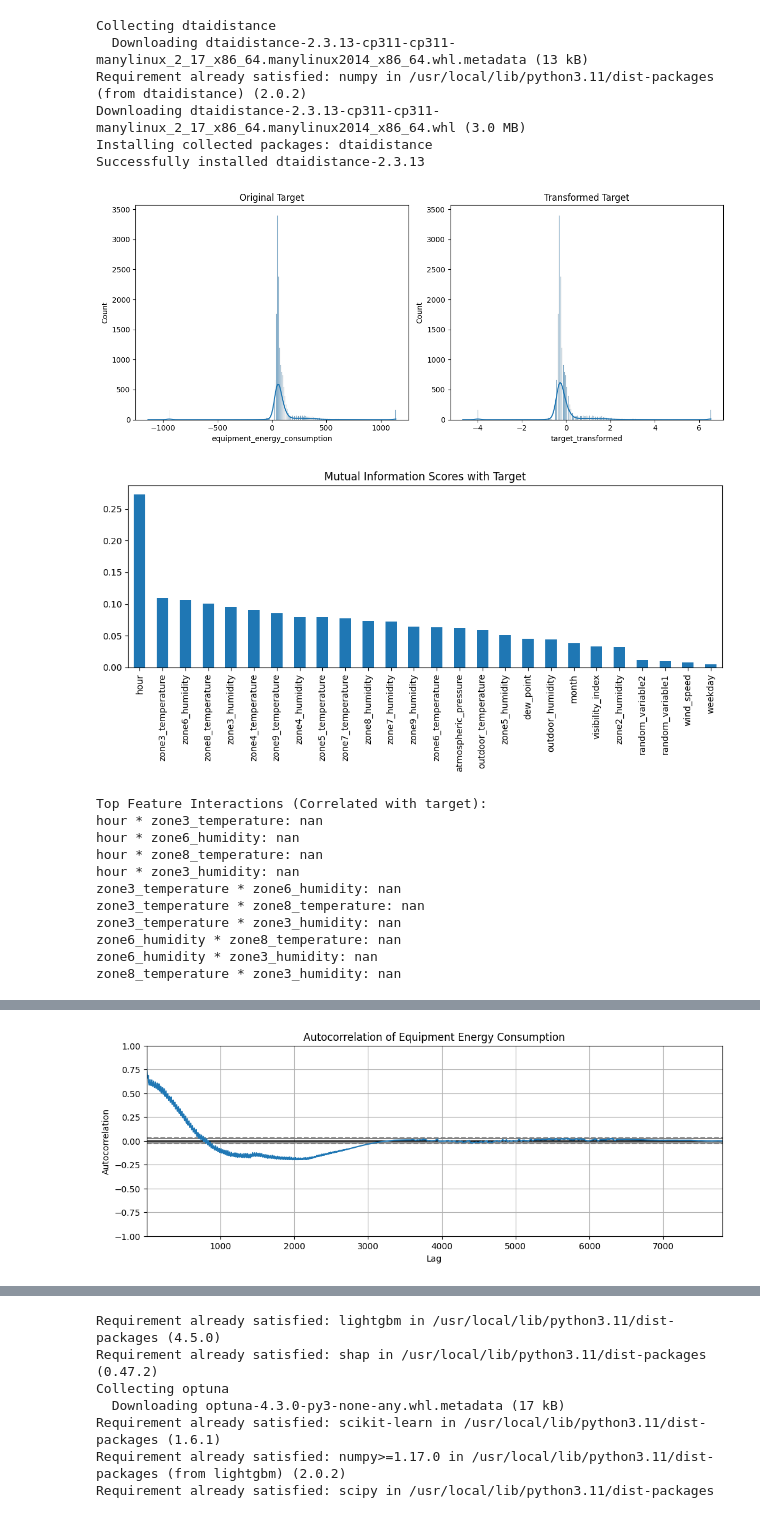
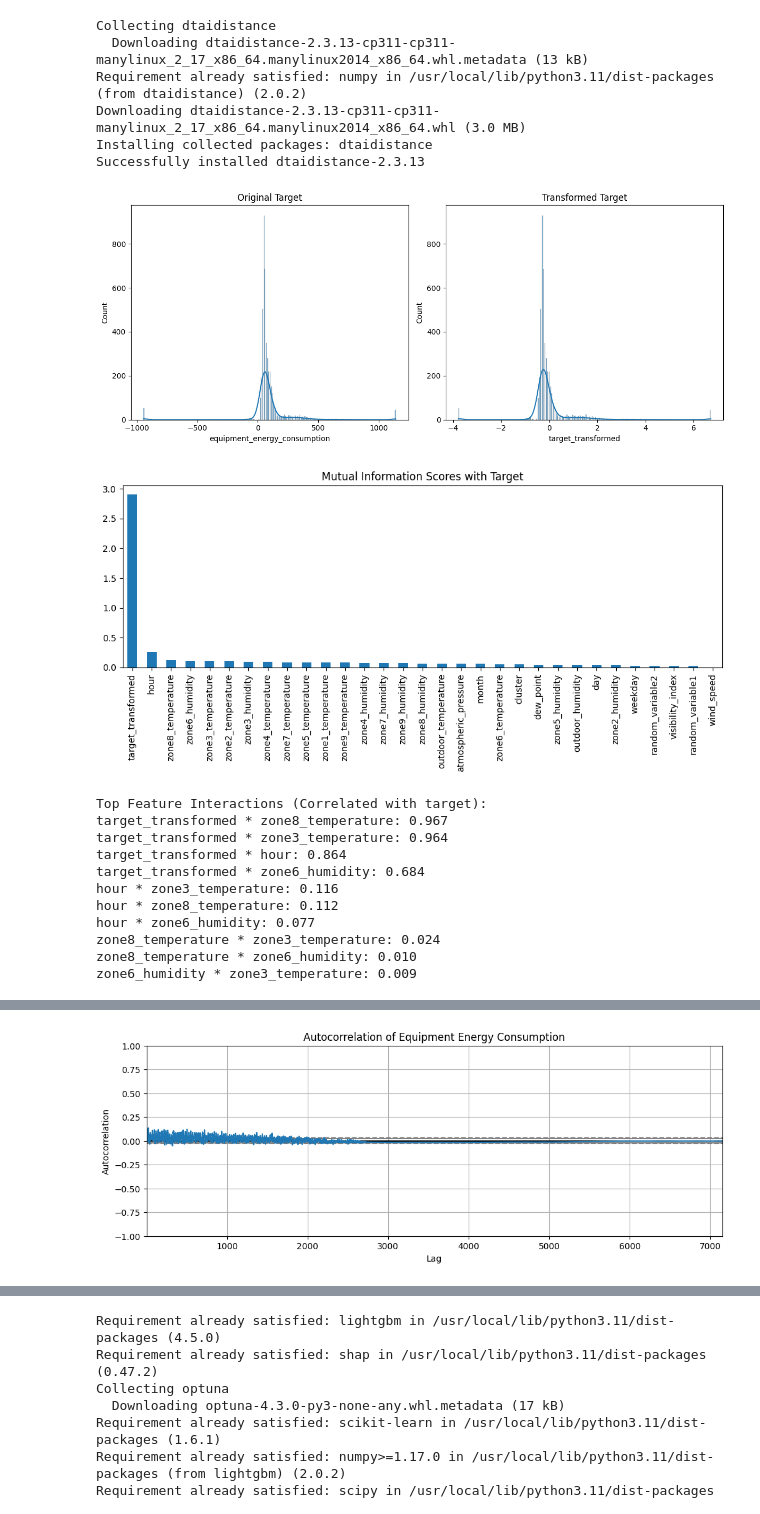
Before and after one commit to Sma9016/DS-Intern-Assignment-Muthu-Aravind, a Jupyter notebook: data-intern-project.ipynb, the cells around one changed output, grey strips where cells are left out. Drawn from its saved outputs; the diff is of its cells as text; code cells hidden in the pictures.

```diff
--- a/data-intern-project.ipynb
+++ b/data-intern-project.ipynb
@@ -160,14 +160,22 @@ from sklearn.decomposition import PCA
 from sklearn.cluster import KMeans
 import statsmodels.api as sm
 
-# Load and parse timestamp
-df = pd.read_excel('data.xlsx')
+# # Load and parse timestamp
+# df = pd.read_excel('data.xlsx')
 df['timestamp'] = pd.to_datetime(df['timestamp'])
 df['hour'] = df['timestamp'].dt.hour
 df['day'] = df['timestamp'].dt.day
 df['weekday'] = df['timestamp'].dt.dayofweek
 df['month'] = df['timestamp'].dt.month
 # Skewness & Kurtosis
+target = 'equipment_energy_consumption'
+df[target] = pd.to_numeric(df[target], errors='coerce')
+# Drop rows with errors after conversion
+# df = df[df['equipment_energy_consumption'] != 'error']  # Already handled by pd.to_numeric
+
+# Drop rows with NaNs in the target to prevent issues later
+df.dropna(subset=[target], inplace=True)
+
 print(f"Skewness: {skew(df[target])}")
 print(f"Kurtosis: {kurtosis(df[target])}")
 
@@ -301,46 +309,19 @@ Downloading dtaidistance-2.3.13-cp311-cp311-manylinux_2_17_x86_64.manylinux2014_
 Installing collected packages: dtaidistance
 Successfully installed dtaidistance-2.3.13
 # %%
-import pandas as pd
-import numpy as np
-import seaborn as sns
-import matplotlib.pyplot as plt
 import shap
-import scipy.stats as stats
 from sklearn.preprocessing import StandardScaler, PowerTransformer
 from sklearn.feature_selection import mutual_info_regression
 from sklearn.ensemble import GradientBoostingRegressor
-from sklearn.metrics import mean_squared_error
-import statsmodels.api as sm
 from pandas.plotting import autocorrelation_plot
 from itertools import combinations
 from sklearn.impute import SimpleImputer
-import statsmodels.api as sm
-from sklearn.cluster import KMeans
 
+df['is_weekend'] = df['weekday'] >= 5
 
-# Load and process
-df = pd.read_excel('data.xlsx')
-df['timestamp'] = pd.to_datetime(df['timestamp'])
-df['hour'] = df['timestamp'].dt.hour
-df['weekday'] = df['timestamp'].dt.weekday
-df['is_weekend'] = df['weekday'] >= 5
-df['month'] = df['timestamp'].dt.month
-
-# Numerical and target separation
-target = 'equipment_energy_consumption'
-# Ensure 'equipment_energy_consumption' is numeric
-df[target] = pd.to_numeric(df[target], errors='coerce')
-# Drop rows with errors after conversion
-# df = df[df['equipment_energy_consumption'] != 'error']  # Already handled by pd.to_numeric
-
-# Drop rows with NaNs in the target to prevent issues later
-df.dropna(subset=[target], inplace=True)
-
-# Select numeric features, EXCLUDING the target column
 numeric_features = df.select_dtypes(include=np.number).columns.drop(target)
 
-# === 1. Power Transform Target Check ===
+# # === 1. Power Transform Target Check ===
 pt = PowerTransformer()
 df['target_transformed'] = pt.fit_transform(df[[target]])
 
@@ -401,43 +382,43 @@ sns.boxplot(data=df, x='hour', y=target, hue='is_weekend')
 plt.title("Hourly Energy Consumption (Weekday vs Weekend)")
 plt.show()
 
 # === 7. Lag Feature Creation and Correlation ===
 df_ts = df_ts.reset_index(drop=True)
 
 for lag in range(1, 7):
     # Calculate lagged values
     df[f'target_lag_{lag}'] = df[target].shift(lag)
 
 lag_corrs = [df[f'target_lag_{lag}'].corr(df[target]) for lag in range(1, 7)]
 plt.plot(range(1, 7), lag_corrs, marker='o')
 plt.title("Lag Correlation with Target")
 plt.xlabel("Lag Hours")
 plt.ylabel("Correlation")
 plt.grid(True)
 plt.show()
 
 # === 8. Cluster Profiling (KMeans & Segment Averages) ===
 imputer = SimpleImputer(strategy='mean')  # or 'median', 'most_frequent'
 X_imputed = imputer.fit_transform(df[numeric_features])
 X_scaled = StandardScaler().fit_transform(X_imputed)
 df['cluster'] = KMeans(n_clusters=4, random_state=42).fit_predict(X_scaled)
 profile = df.groupby('cluster')[numeric_features.tolist() + [target]].mean()
 print("Cluster Profiles:")
 print(profile.round(2))
 sns.pairplot(df.sample(500), hue='cluster', vars=top_features)
 plt.suptitle("Cluster-Based Feature Patterns", y=1.02)
 plt.show()
 # %% [output]
-[figure, old version]
+[figure, new version]
-[figure, old version]
+[figure, new version]
 Top Feature Interactions (Correlated with target):
-hour * zone3_temperature: nan
-hour * zone6_humidity: nan
-hour * zone8_temperature: nan
-hour * zone3_humidity: nan
-zone3_temperature * zone6_humidity: nan
-zone3_temperature * zone8_temperature: nan
-zone3_temperature * zone3_humidity: nan
-zone6_humidity * zone8_temperature: nan
-zone6_humidity * zone3_humidity: nan
-zone8_temperature * zone3_humidity: nan
+target_transformed * zone8_temperature: 0.967
+target_transformed * zone3_temperature: 0.964
+target_transformed * hour: 0.864
+target_transformed * zone6_humidity: 0.684
+hour * zone3_temperature: 0.116
+hour * zone8_temperature: 0.112
+hour * zone6_humidity: 0.077
+zone8_temperature * zone3_temperature: 0.024
+zone8_temperature * zone6_humidity: 0.010
+zone6_humidity * zone3_temperature: 0.009
@@ -445 +426 @@ zone8_temperature * zone3_humidity: nan
-[figure, old version]
+[figure, new version]
```
Also changed, not shown: parts of 11 cells of this notebook, 1 other file.
